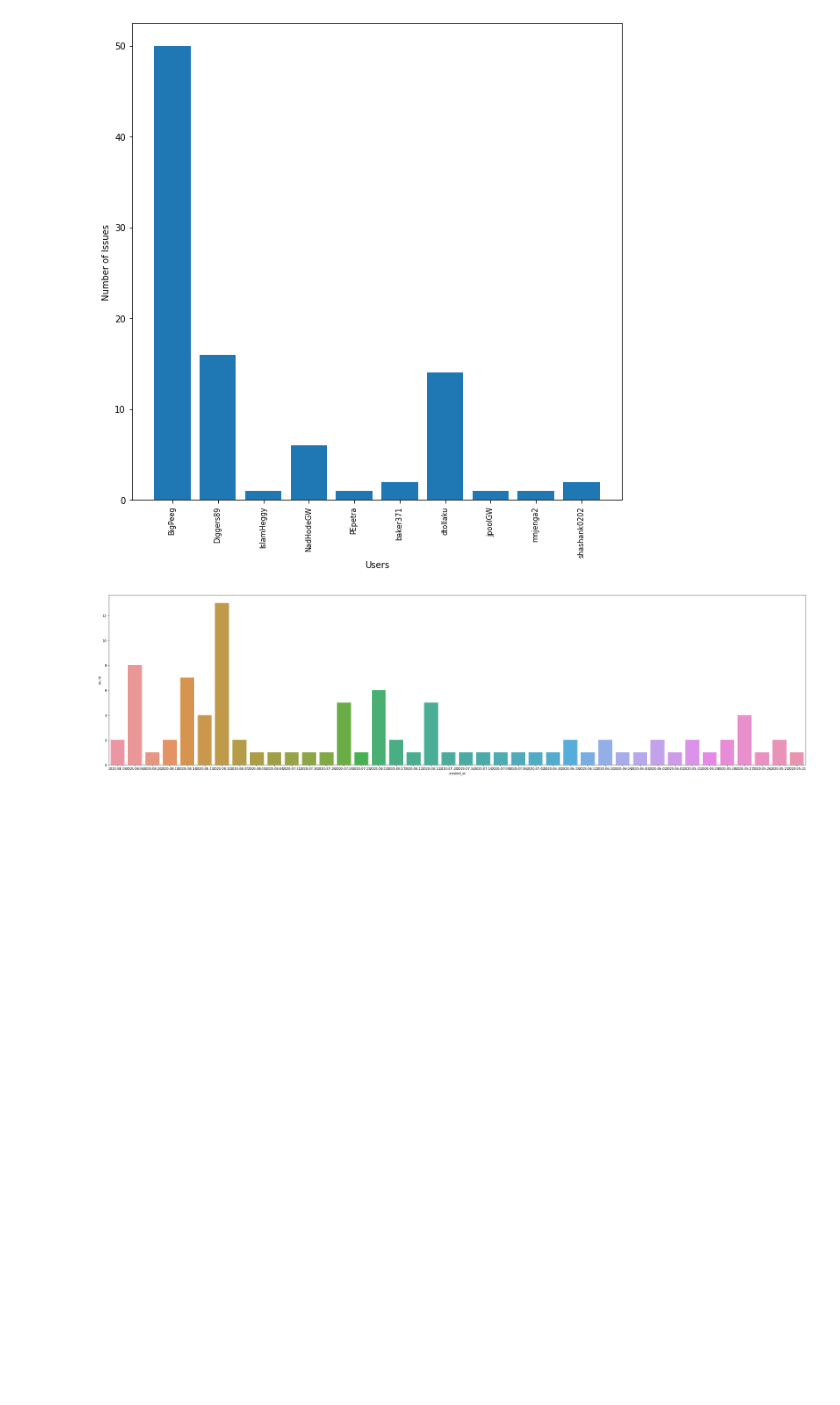
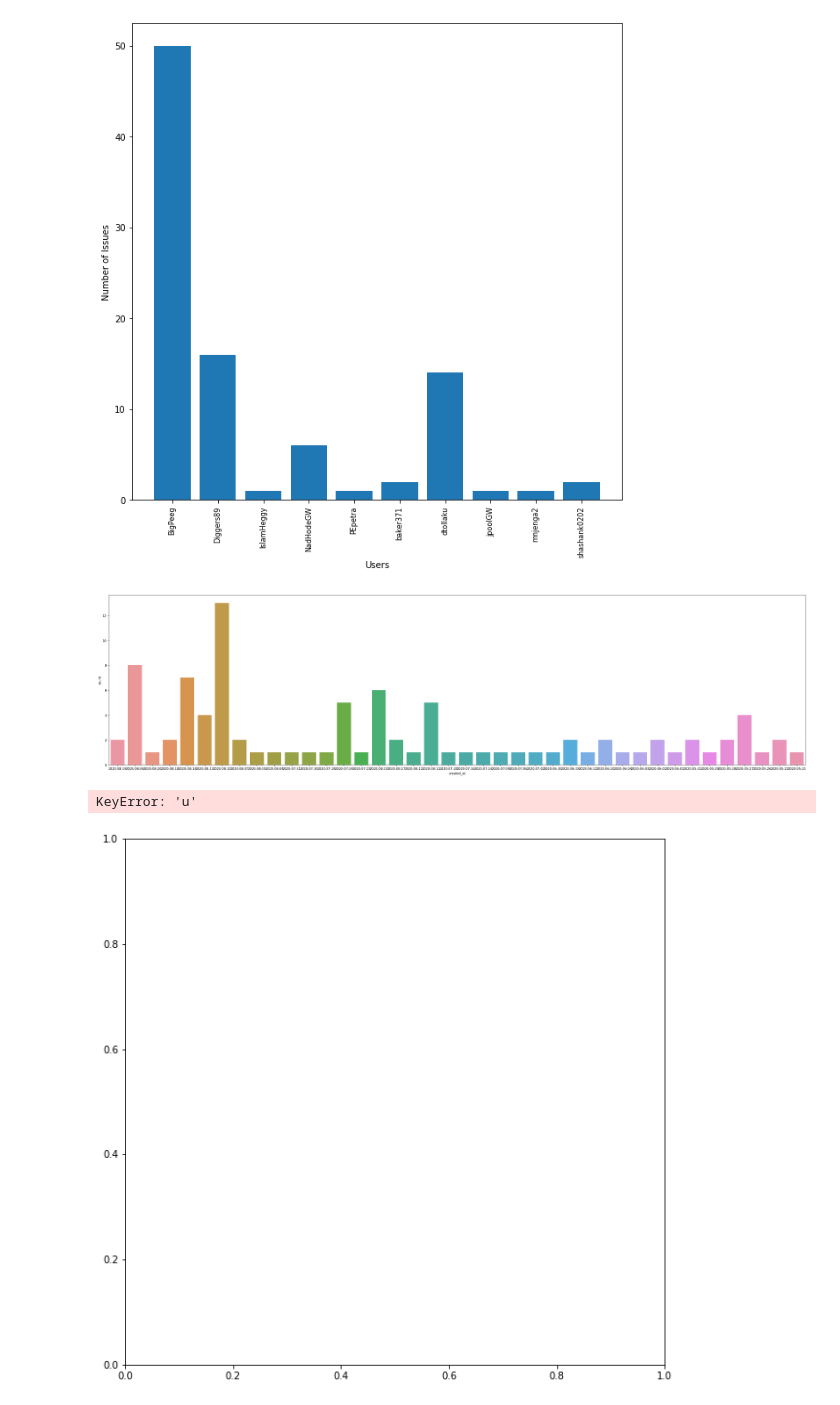
Before and after one commit to lucia15/k8-data-visualization, a Jupyter notebook: upwork-devs/Giuseppe-mazzacua/issue.ipynb, the cells around one changed output. Cells and saved outputs as stored; diff of their text form; code cells hidden in the pictures; blank space fills up the shorter version.

```diff
--- a/upwork-devs/Giuseppe-mazzacua/issue.ipynb
+++ b/upwork-devs/Giuseppe-mazzacua/issue.ipynb
@@ -54,3 +54,17 @@ issues.show_bar_chart_by_user()
 issues.show_bar_chart_by_date()
 # %% [output]
 [figure]
+# %%
+import matplotlib.pyplot as plt
+import networkx as nx
+from multiplex import drawable
+viz = drawable.Drawable(plt.figure(figsize=(10, 10)))
+G = nx.path_graph(5)
+G.nodes['u']['name'] = 'node'
+G.edges[('u', 'v')]['name'] = 'edge'
+viz.draw_graph(G, edge_style={ 'color': 'C1' },
+               node_style={ 'color': 'C4', 'edgecolor': 'C1', 'linewidth': 2, 's': 250 })
+viz.show()
+# %% [output]
+KeyError: 'u'
+[figure, added]
```
Also changed, not shown: parts of 1 cell of this notebook, 1 other file.
